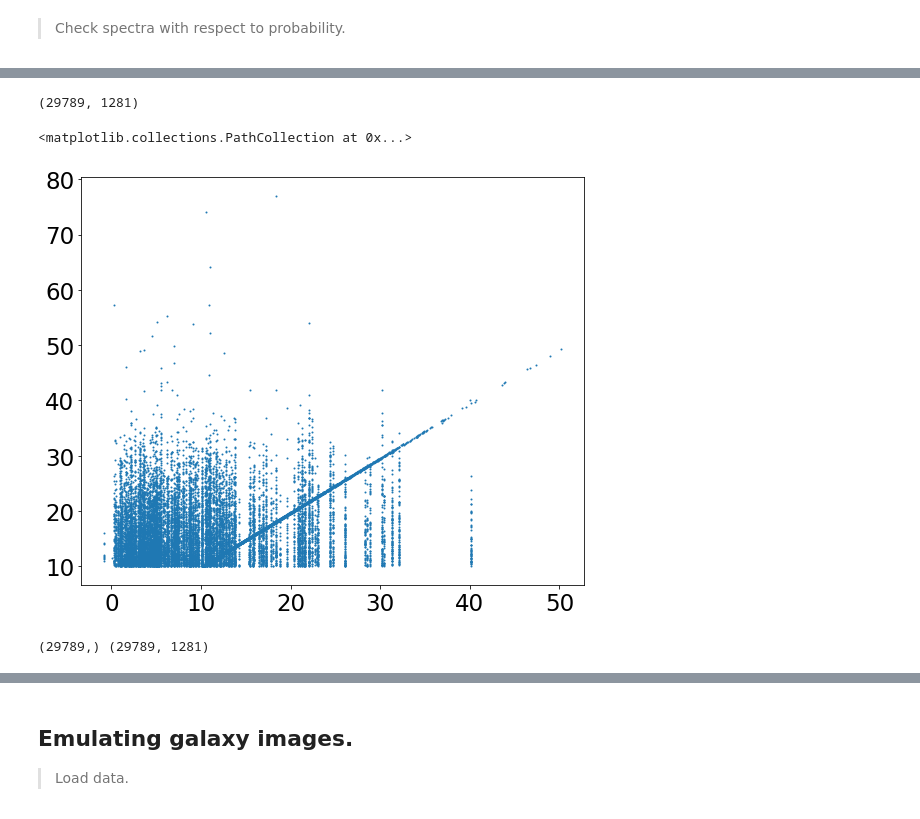
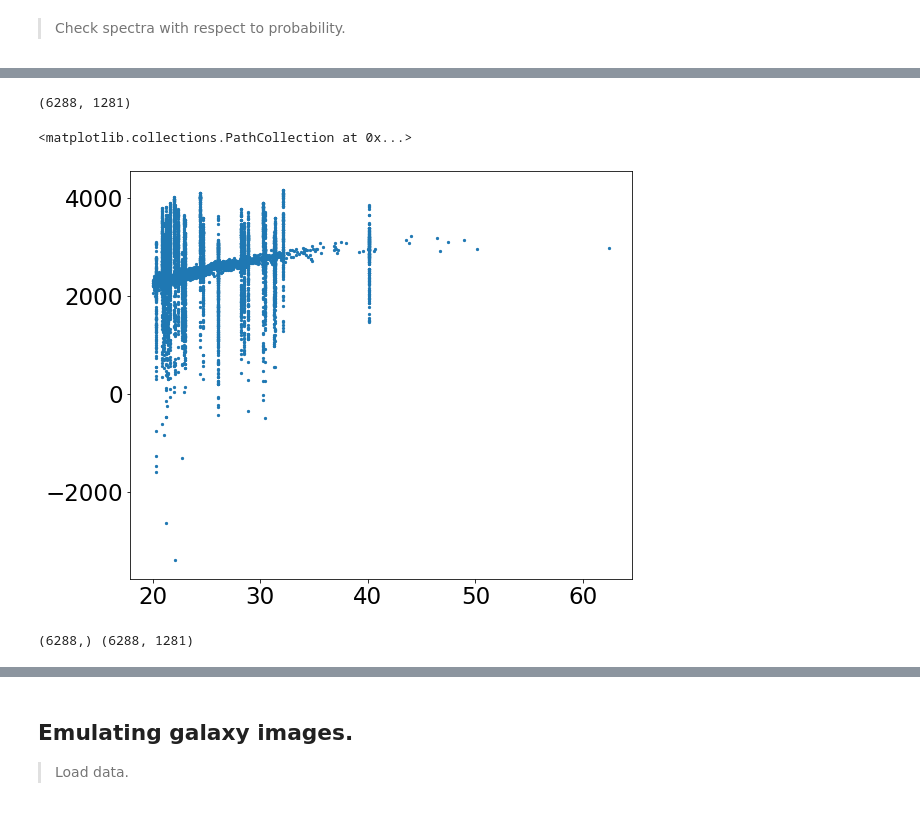
Before and after one commit to tingyuansen/IMLE_on_Galaxy_Images, a Jupyter notebook: IMLE.ipynb, the cells around one changed output, grey strips where cells are left out. Cells and saved outputs as stored; diff of their text form; code cells hidden in the pictures.

```diff
--- a/IMLE.ipynb
+++ b/IMLE.ipynb
@@ -460,17 +450,0 @@ plt.plot(z1[:,2])
-# %%
-# restore H3 spectra
-# H3 id, wave, flux, err, model, rest_wave
-hdulist = fits.open('../H3_spectra.fits')
-temp = hdulist[1].data
-
-# define a uniform wavelength grid
-uniform_wave = np.linspace(5162,5290,(5290-5162)*10.+1)
-print(uniform_wave)
-
-flux_spectra = np.empty((len(temp),uniform_wave.size))
-for i in range(flux_spectra.shape[0]):
-    if np.median(temp[i][5][0]) != 0:
-        f_flux_spec = interpolate.interp1d(temp[i][5],temp[i][2])
-        flux_spectra[i,:] = f_flux_spec(uniform_wave)
-    else:
-        flux_spectra[i,:] = temp[i][2][:uniform_wave.size]
@@ -519,19 +497,19 @@ temp = hdulist[1].data
 uniform_wave = np.linspace(5162,5290,(5290-5162)*10.+1)
 
 flux_spectra = np.empty((len(temp),uniform_wave.size))
+err_array = np.empty((len(temp)))
+
 for i in range(flux_spectra.shape[0]):
     if np.median(temp[i][2][0]) != 0:
         f_flux_spec = interpolate.interp1d(temp[i][5],temp[i][2])
         flux_spectra[i,:] = f_flux_spec(uniform_wave)
     else:
         flux_spectra[i,:] = temp[i][2][:uniform_wave.size]
+    err_array[i] = np.median(temp[i][2]/temp[i][3])
 
 # cull empty spectra
-ind = np.where((np.median(flux_spectra, axis=1) != 0)*(SNR > 10.) == 1)[0]
+ind = np.where((np.median(flux_spectra, axis=1) != 0)*(err_array > 20.) == 1)[0]
 flux_spectra = flux_spectra[ind,:]
-
-# exclude end pixels
-#flux_spectra = flux_spectra[:,100:-100]
 
 # normalize spectra
 y_tr = (flux_spectra.T/np.median(flux_spectra, axis=1)).T
@@ -817,12 +777,12 @@ y_tr[y_tr < 0.] = 0.
 y_tr[y_tr > 2] = 2.
 print(y_tr.shape)
 # %% [output]
-(29789, 1281)
+(6288, 1281)
 # %%
-plt.scatter(err_array, SNR, s=1)
+plt.scatter(err_array, log_prob_x, s=5)
 # %% [output]
 <matplotlib.collections.PathCollection at 0x...>
-[figure, old version]
+[figure, new version]
 # %%
 # sort by log probablity
 print(log_prob_x.shape, y_tr.shape)
@@ -832,5 +792,5 @@ y_tr = y_tr[ind_sort,:]
 SNR = SNR[ind_sort]
 err_array = err_array[ind_sort]
 # %% [output]
-(29789,) (29789, 1281)
+(6288,) (6288, 1281)
 # %%
```
Also changed, not shown: parts of 12 cells of this notebook, 1 other file.
